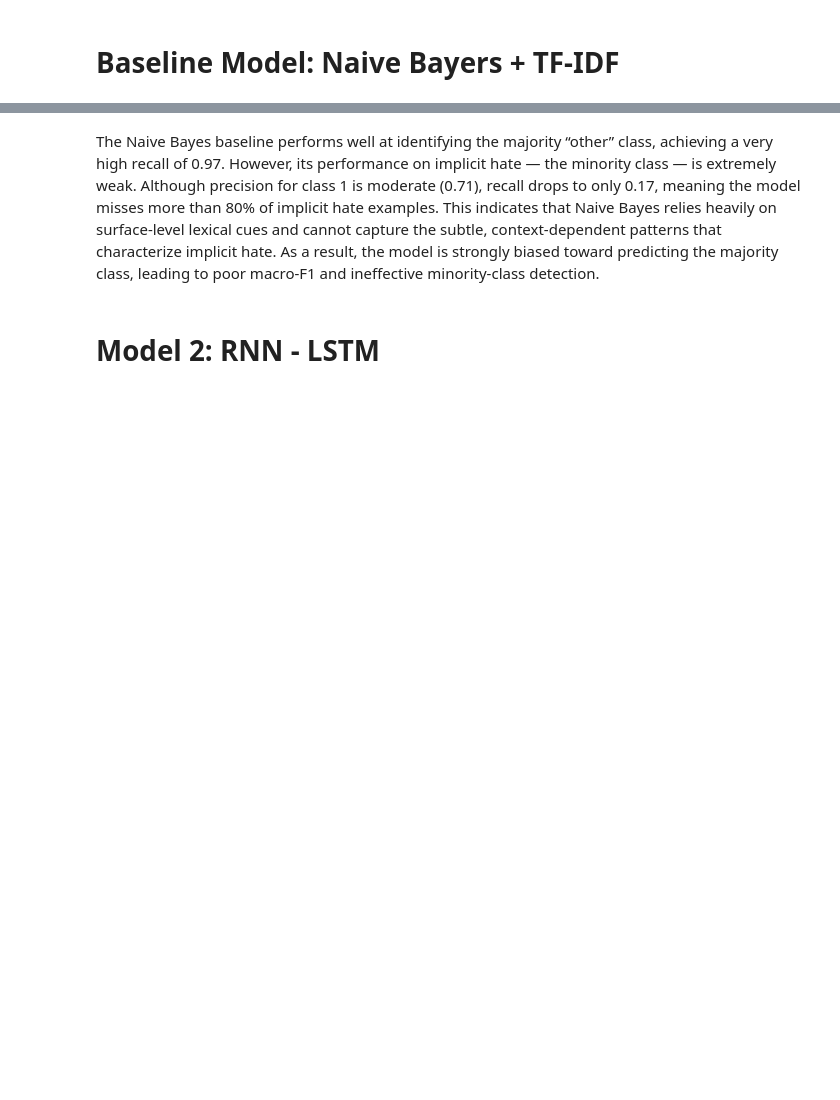
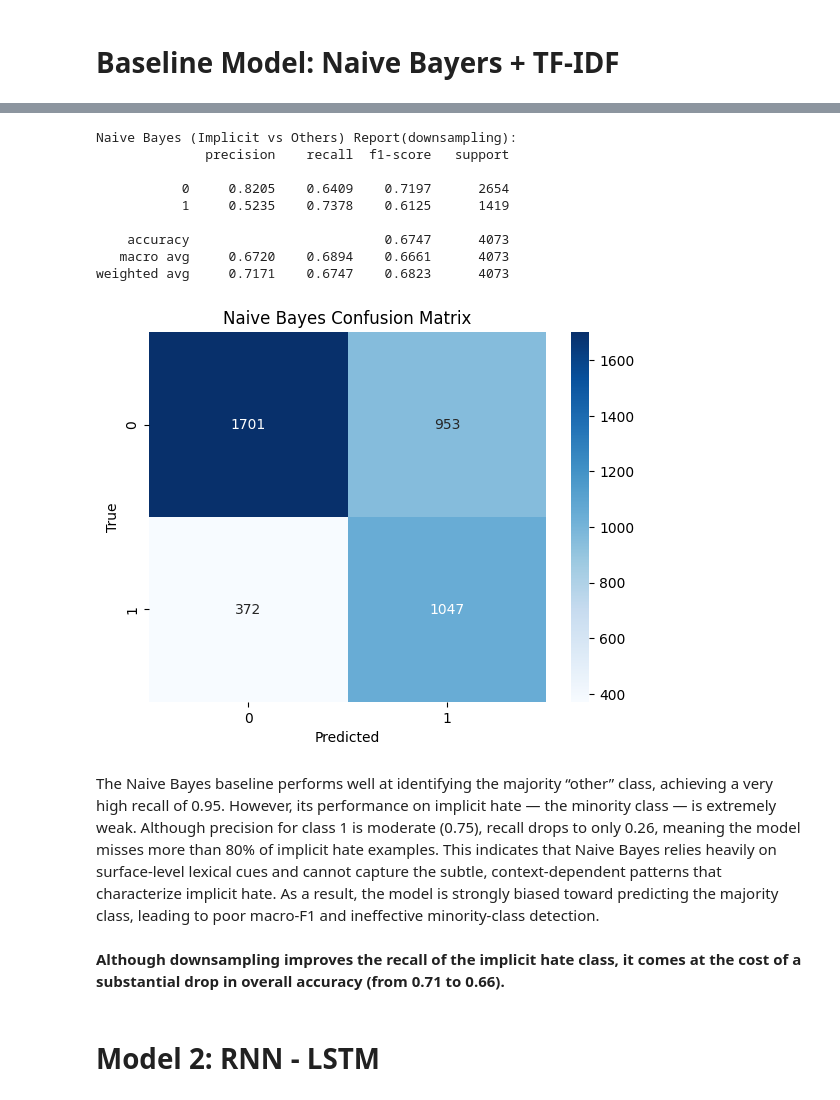
Before and after one commit to Bing259/6600_final_project, a Jupyter notebook: analysis.ipynb, the cells around one changed output, grey strips where cells are left out. Saved outputs shown, nothing was run; the diff lists cells and outputs as text; code cells hidden in the pictures; blank space fills up the shorter version.

```diff
--- a/analysis.ipynb
+++ b/analysis.ipynb
@@ -56,0 +78,22 @@ X_train, X_test, y_train, y_test = train_test_split(
+# %%
+train_df = pd.DataFrame({
+    "text": X_train,
+    "label": y_train
+})
+
+train_min = train_df[train_df["label"] == 1]   # implicit
+train_maj = train_df[train_df["label"] == 0]   # not-hate
+
+n_min = len(train_min)
+print("Train minority (implicit) size:", n_min)
+print("Train majority (not_hate) size:", len(train_maj))
+
+train_maj_down = train_maj.sample(n=n_min, random_state=42)
+
+train_bal = pd.concat([train_min, train_maj_down]).sample(frac=1, random_state=42)
+
+X_train_bal = train_bal["text"].values
+y_train_bal = train_bal["label"].values
+
+print("\nBalanced train label counts (1:1):")
+print(pd.Series(y_train_bal).value_counts())
@@ -70,2 +121,9 @@ y_pred_nb = nb_model.predict(X_test_tfidf)
+# %%
+X_train_bal_tfidf = tfidf.fit_transform(X_train_bal)
+X_test_bal_tfidf = tfidf.transform(X_test)
+
+nb_model = MultinomialNB()
+nb_model.fit(X_train_bal_tfidf, y_train_bal)
+y_pred_nb_2 = nb_model.predict(X_test_bal_tfidf)
 # %%
 print("Naive Bayes (Implicit vs Others) Report:")
@@ -91,5 +149,28 @@ weighted avg     0.7044    0.7023    0.6343      4290
+# %%
+print("Naive Bayes (Implicit vs Others) Report(downsampling):")
+print(classification_report(y_test, y_pred_nb_2, digits=4))
+
+cm_nb = confusion_matrix(y_test, y_pred_nb_2)
+sns.heatmap(cm_nb, annot=True, fmt="d", cmap="Blues")
+plt.title("Naive Bayes Confusion Matrix")
+plt.xlabel("Predicted")
+plt.ylabel("True")
+plt.show()
+# %% [output]
+Naive Bayes (Implicit vs Others) Report(downsampling):
+              precision    recall  f1-score   support
+
+           0     0.8205    0.6409    0.7197      2654
+           1     0.5235    0.7378    0.6125      1419
+
+    accuracy                         0.6747      4073
+   macro avg     0.6720    0.6894    0.6661      4073
+weighted avg     0.7171    0.6747    0.6823      4073
+[figure, added]
 # %% [markdown]
-The Naive Bayes baseline performs well at identifying the majority “other” class, achieving a very high recall of 0.97. However, its performance on implicit hate — the minority class — is extremely weak. Although precision for class 1 is moderate (0.71), recall drops to only 0.17, meaning the model misses more than 80% of implicit hate examples. This indicates that Naive Bayes relies heavily on surface-level lexical cues and cannot capture the subtle, context-dependent patterns that characterize implicit hate. As a result, the model is strongly biased toward predicting the majority class, leading to poor macro-F1 and ineffective minority-class detection.
+The Naive Bayes baseline performs well at identifying the majority “other” class, achieving a very high recall of 0.95. However, its performance on implicit hate — the minority class — is extremely weak. Although precision for class 1 is moderate (0.75), recall drops to only 0.26, meaning the model misses more than 80% of implicit hate examples. This indicates that Naive Bayes relies heavily on surface-level lexical cues and cannot capture the subtle, context-dependent patterns that characterize implicit hate. As a result, the model is strongly biased toward predicting the majority class, leading to poor macro-F1 and ineffective minority-class detection.
+# %% [markdown]
+**Although downsampling improves the recall of the implicit hate class, it comes at the cost of a substantial drop in overall accuracy (from 0.71 to 0.66).**
 # %% [markdown]
 # Model 2: RNN - LSTM
 # %%
```
Also changed, not shown: parts of 53 cells of this notebook, 2 other files.
